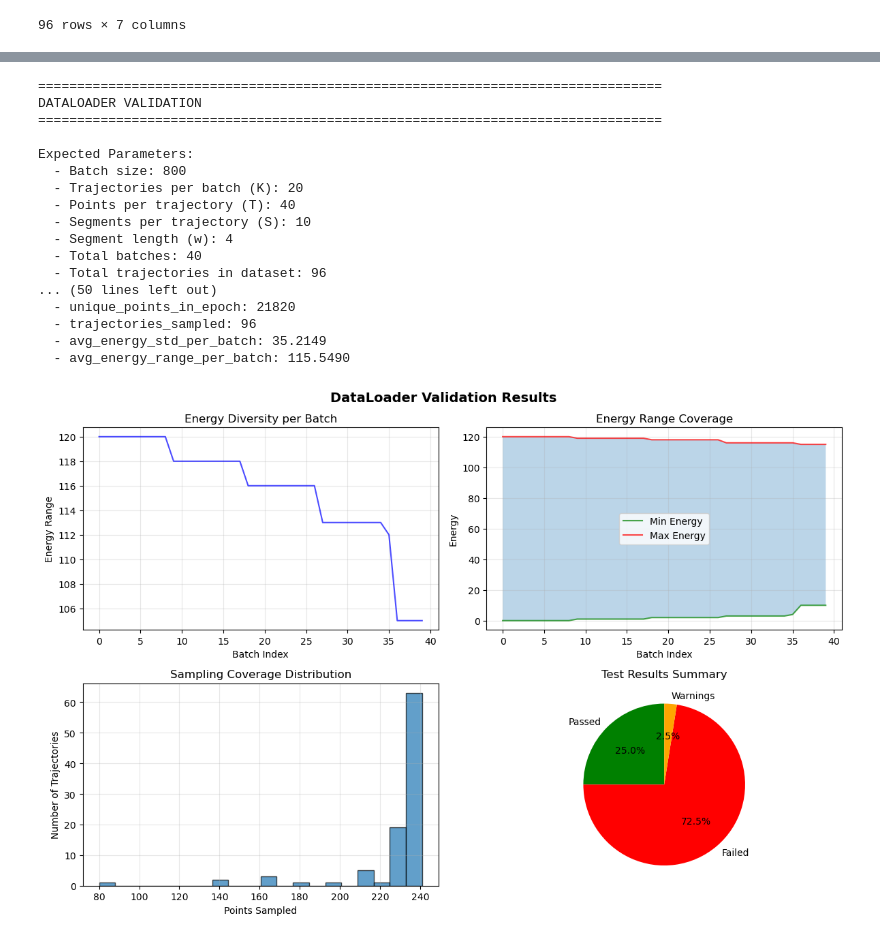
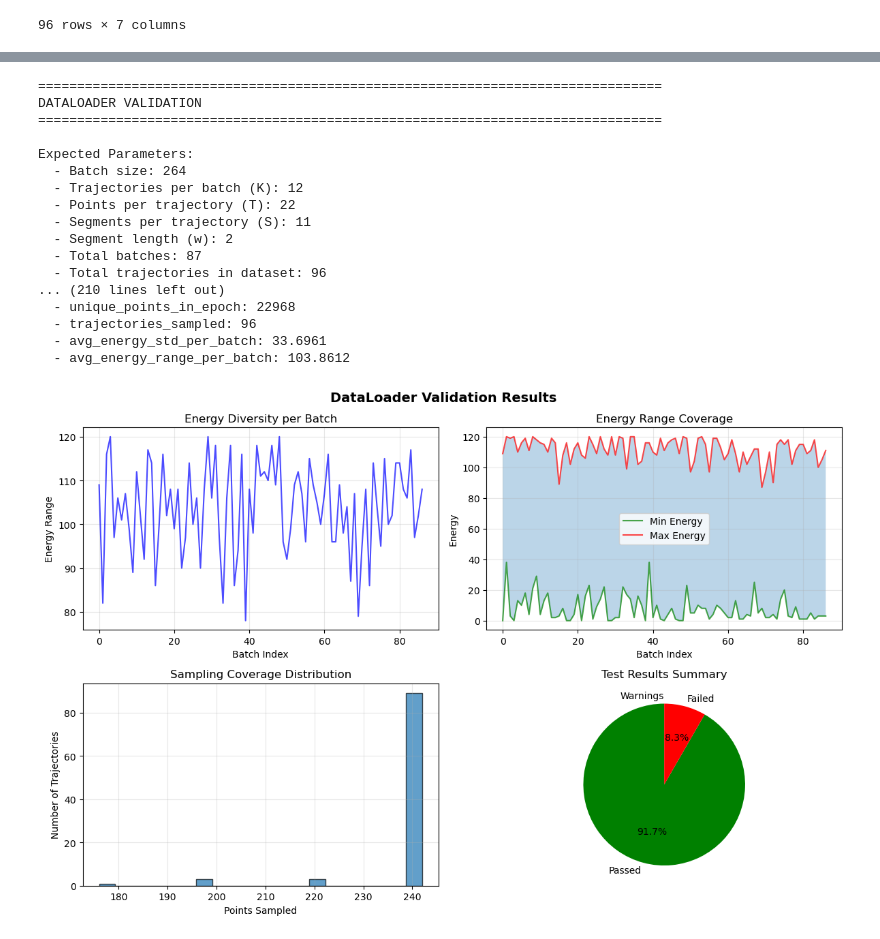
Before and after one commit to thomasGR9/Hamilton_Jacobi_NN, a Jupyter notebook: batch_and_nn_testing.ipynb, the cells around one changed output, grey strips where cells are left out. Drawn from its saved outputs; the diff is of its cells as text; code cells hidden in the pictures.

Commit message:
rewrite the whole dataloader, debug the validation function on multiple points, write function to find all the truly valid combinations of batch loader hyperparameters

```diff
--- a/batch_and_nn_testing.ipynb
+++ b/batch_and_nn_testing.ipynb
@@ -476,8 +452,9 @@ def create_dataloader(
     return dataloader
 # %%
 points_per_trajectory_number_of_different_trajectories_ratio = 2
-m=20
-points_per_segment = 4
+m=22
+points_per_segment = 2
+
 
 if __name__ == "__main__":
     dataloader = create_dataloader(
@@ -500,0 +742,15 @@ Dataset initialized:
+# %%
+# Find valid combinations
+valid_df = find_valid_combinations(train_df, train_id_df)
+print(valid_df[valid_df['ratio'].between(1.5, 2.6)])
+
+# Pick one valid combination
+dataloader = create_simple_dataloader(
+    train_df=train_df,
+    train_id_df=train_id_df,
+    ratio=1.83333,
+    batch_size=264,
+    segment_length=2,
+    get_data_func=get_data_from_trajectory_id,
+    seed=42
+)
@@ -591,11 +865,9 @@ def validate_dataloader_fixed(
 
     # Iterate through all batches
     for batch_idx, batch in enumerate(dataloader):
-        if verbose and batch_idx == 0:
+        if verbose:
             print(f"\nValidating Batch {batch_idx + 1}/{len(dataloader)}...")
-            print(f"  First few x values: {batch['x'][:5].tolist()}")
-            print(f"  First few t values: {batch['t'][:5].tolist()}")
-            print(f"  Unique trajectories in batch: {torch.unique(batch['trajectory_ids']).tolist()}")
+
 
         # TEST 1: Check batch has same number of x, u, t values
         test_name = f"Batch {batch_idx}: Consistent x, u, t dimensions"
@@ -681,7 +953,10 @@ def validate_dataloader_fixed(
             possible_derived_points_per_segment_list = diff_with_previous(gap_positions)
             smallest, divisible, is_most_common = analyze_gaps(possible_derived_points_per_segment_list)
 
-            derived_points_per_segment = gap_positions[0]
+            if len(gap_positions) > 0:
+                derived_points_per_segment = gap_positions[0]
+            else:
+                derived_points_per_segment = len(points)
             if (smallest is not None) and (divisible) and (is_most_common):
                 derived_points_per_segment=smallest
 
@@ -813,7 +1088,7 @@ def validate_dataloader_fixed(
             for point in points:
                 idx = find_time_index(traj_data, point['t'])
                 if idx is not None:
-                    epoch_points_tracker[tid].add(idx)
+                    epoch_points_tracker[tid].add(int(idx))
 
         # TEST 10: Check energy diversity in batch
         energies = [trajectory_groups[tid][0]['energy'] for tid in trajectory_groups.keys()]
@@ -830,7 +1105,12 @@ def validate_dataloader_fixed(
             'max_energy': max(energies)
         })
 
-    # TEST 11: Check epoch coverage - every point sampled exactly once
+    if verbose and len(epoch_points_tracker) > 0:
+        print(f"  Tracked trajectories: {list(epoch_points_tracker.keys())[:5]}...")
+        sample_tid = list(epoch_points_tracker.keys())[0]
+        print(f"  Sample trajectory {sample_tid}: tracked {len(epoch_points_tracker[sample_tid])} indices")
+        print(f"  Sample indices: {sorted(list(epoch_points_tracker[sample_tid]))[:10]}...")
+    # TEST 11: Check epoch coverage - every point sampled at least once
     if verbose:
         print("\n" + "="*80)
         print("EPOCH-LEVEL VALIDATION")
@@ -840,10 +1120,10 @@ def validate_dataloader_fixed(
     coverage_issues = []
 
     for _, row in train_id_df.iterrows():
-        tid = row['trajectory_id']
+        tid = int(row['trajectory_id'])
         start_idx = int(row['start_index'])
         end_idx = int(row['end_index'])
-        expected_indices = set(range(end_idx - start_idx))
+        expected_indices = set(range(start_idx, end_idx))
 
         if tid in epoch_points_tracker:
             sampled_indices = epoch_points_tracker[tid]
@@ -858,9 +1138,8 @@ def validate_dataloader_fixed(
                 coverage_issues.append(f"Trajectory {tid}: Not sampled at all")
 
     if coverage_issues:
-        results['failed_tests'].append(f"{test_name}: {coverage_issues[:5]}")  # Show first 5 issues
-        if len(coverage_issues) > 5:
-            results['warnings'].append(f"... and {len(coverage_issues)-5} more coverage issues")
+        results['failed_tests'].append(f"{test_name}: {coverage_issues}")
+
     else:
         results['passed_tests'].append(test_name)
 
@@ -984,44 +1263,44 @@ def validate_dataloader_fixed(
         colors = ['green', 'red', 'orange']
         if sum(test_counts) > 0:
             wedges, texts, autotexts = ax.pie(test_counts, labels=labels, colors=colors,
                                                autopct=lambda pct: f'{pct:.1f}%' if pct > 0 else '',
                                                startangle=90)
             ax.set_title('Test Results Summary')
 
         plt.tight_layout()
         plt.show()
 
     return results
 
 
 # Use this function directly instead of the one with the error
 results = validate_dataloader_fixed(
     dataloader=dataloader,
     train_df=train_df,
     train_id_df=train_id_df,
     get_data_func=get_data_from_trajectory_id,
     verbose=True,
     plot_results=True
 )
 # %% [output]
 ================================================================================
 DATALOADER VALIDATION
 ================================================================================
 
 Expected Parameters:
-  - Batch size: 800
-  - Trajectories per batch (K): 20
-  - Points per trajectory (T): 40
-  - Segments per trajectory (S): 10
-  - Segment length (w): 4
-  - Total batches: 40
+  - Batch size: 264
+  - Trajectories per batch (K): 12
+  - Points per trajectory (T): 22
+  - Segments per trajectory (S): 11
+  - Segment length (w): 2
+  - Total batches: 87
   - Total trajectories in dataset: 96
-... (50 lines left out)
-  - unique_points_in_epoch: 21820
+... (210 lines left out)
+  - unique_points_in_epoch: 22968
   - trajectories_sampled: 96
-  - avg_energy_std_per_batch: 35.2149
-  - avg_energy_range_per_batch: 115.5490
+  - avg_energy_std_per_batch: 33.6961
+  - avg_energy_range_per_batch: 103.8612
-[figure, old version]
+[figure, new version]
 # %%
 results['failed_tests']
 # %% [output]
```
Also changed, not shown: parts of 29 cells of this notebook.
